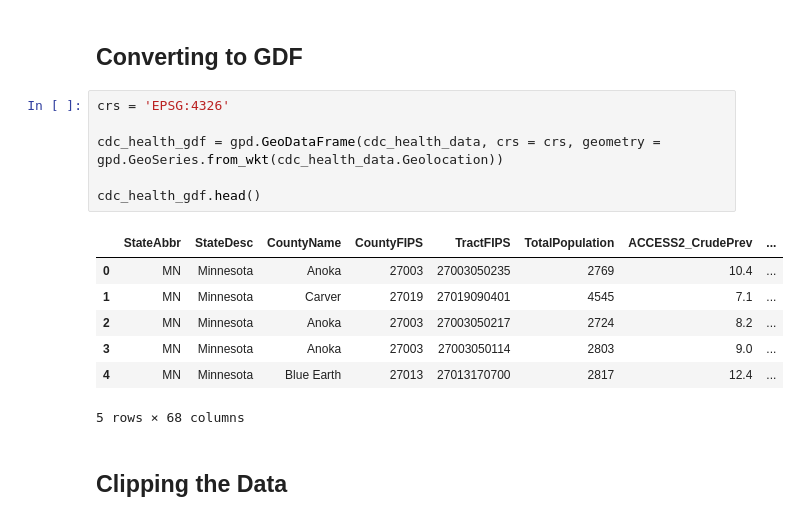
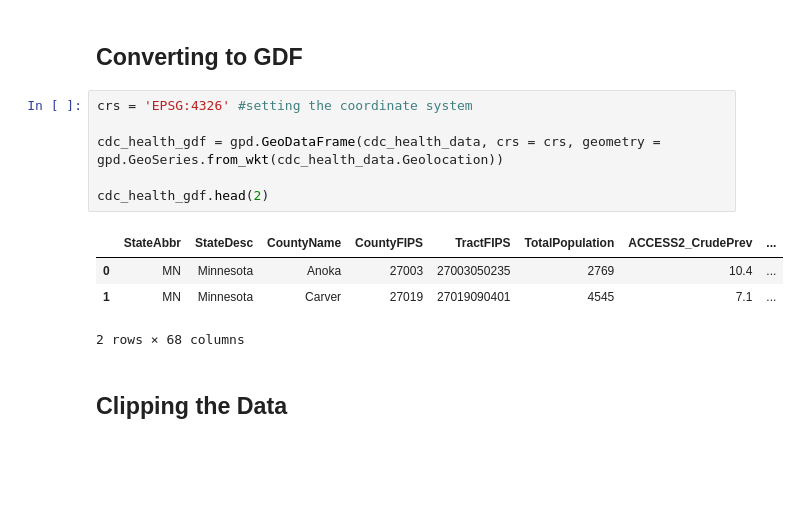
Before and after one commit to RwHendrickson/MappingGZ, a Jupyter notebook: Prototype/Notebooks/CleaningData/Health/Cleaning_PLACES.ipynb, the cells around one changed output. Drawn from its saved outputs; the diff is of its cells as text; blank space fills up the shorter version.

Commit message:
Health Data

```diff
--- a/Prototype/Notebooks/CleaningData/Health/Cleaning_PLACES.ipynb
+++ b/Prototype/Notebooks/CleaningData/Health/Cleaning_PLACES.ipynb
@@ -48,19 +48,16 @@ cdc_health_data.head()
 # %% [markdown]
 ## Converting to GDF
 # %%
-crs = 'EPSG:4326'
+crs = 'EPSG:4326' #setting the coordinate system
 
 cdc_health_gdf = gpd.GeoDataFrame(cdc_health_data, crs = crs, geometry = gpd.GeoSeries.from_wkt(cdc_health_data.Geolocation))
 
-cdc_health_gdf.head()
+cdc_health_gdf.head(2)
 # %% [output]
 |  | StateAbbr | StateDesc | CountyName | CountyFIPS | TractFIPS | TotalPopulation | ACCESS2_CrudePrev | ... |
 | 0 | MN | Minnesota | Anoka | 27003 | 27003050235 | 2769 | 10.4 | ... |
 | 1 | MN | Minnesota | Carver | 27019 | 27019090401 | 4545 | 7.1 | ... |
-| 2 | MN | Minnesota | Anoka | 27003 | 27003050217 | 2724 | 8.2 | ... |
-| 3 | MN | Minnesota | Anoka | 27003 | 27003050114 | 2803 | 9.0 | ... |
-| 4 | MN | Minnesota | Blue Earth | 27013 | 27013170700 | 2817 | 12.4 | ... |
-5 rows × 68 columns
+2 rows × 68 columns
 # %% [markdown]
 ## Clipping the Data
 # %%
```
Also changed, not shown: parts of 14 cells of this notebook, 8 other files.
